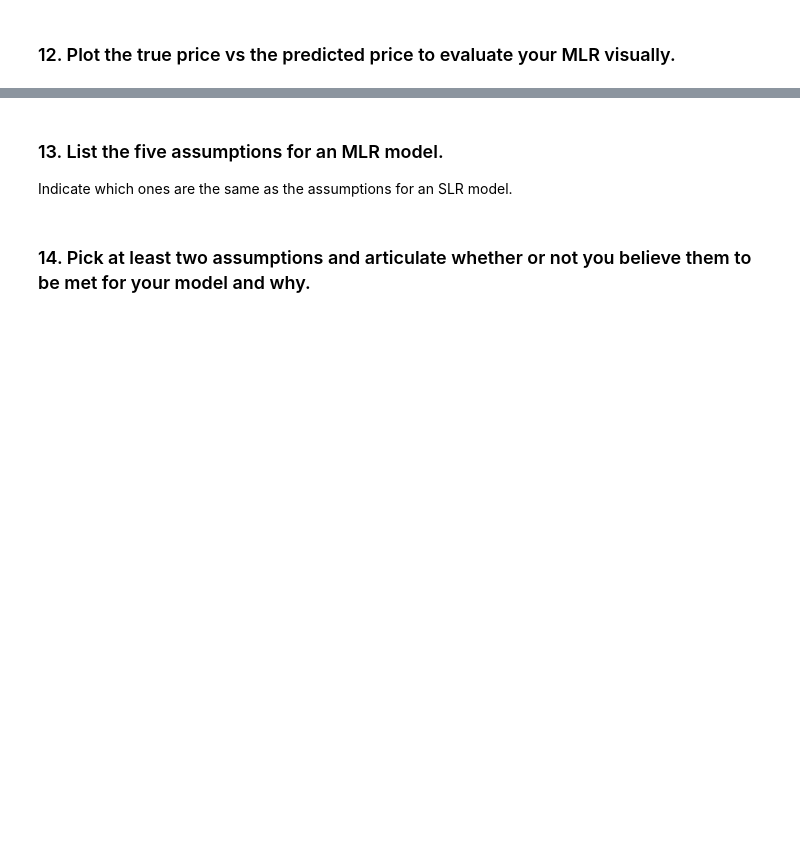
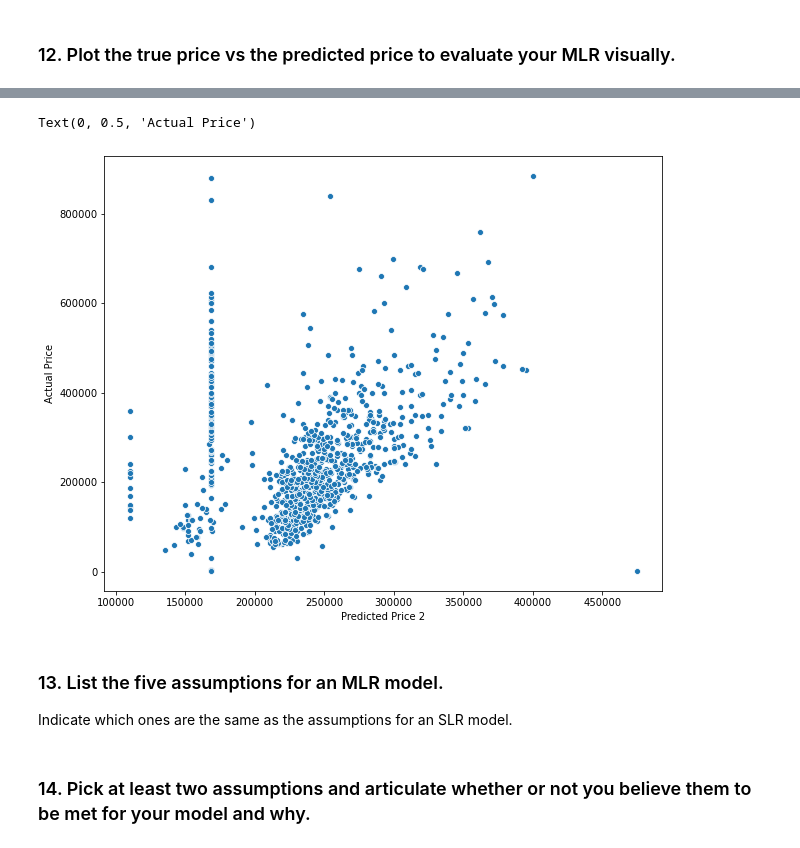
Before and after one commit to viviloaf/general-assembly, a Jupyter notebook: labs/3.01-lab-linear-regression-master/linear-regression-sacramento.ipynb, the cells around one changed output, grey strips where cells are left out. Drawn from its saved outputs; the diff is of its cells as text; code cells hidden in the pictures; blank space fills up the shorter version.

```diff
--- a/labs/3.01-lab-linear-regression-master/linear-regression-sacramento.ipynb
+++ b/labs/3.01-lab-linear-regression-master/linear-regression-sacramento.ipynb
@@ -597,0 +682,4 @@ Huge Houses > 3775 sq ft
+# %%
+X_mlr_2 = X_everything.loc[:, ['sq__ft', 'type_Condo', 'type_Multi-Family', 'type_Residential']]
+# %%
+model_2 = LinearRegression()
@@ -597,0 +690,10 @@ Huge Houses > 3775 sq ft
+# %%
+price_predict_2 = model_2.predict(X_mlr_2)
+# %%
+plt.figure(figsize=(10,8))
+sns.scatterplot(price_predict_2, y)
+plt.xlabel('Predicted Price 2')
+plt.ylabel('Actual Price')
+# %% [output]
+Text(0, 0.5, 'Actual Price')
+[figure, added]
```
Also changed, not shown: parts of 61 cells of this notebook.
